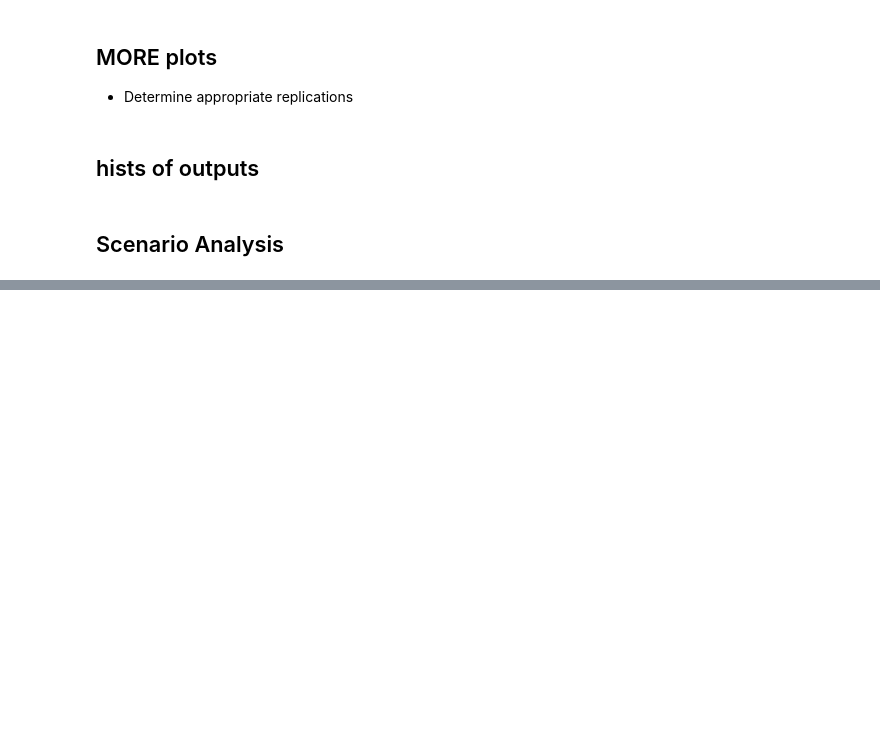
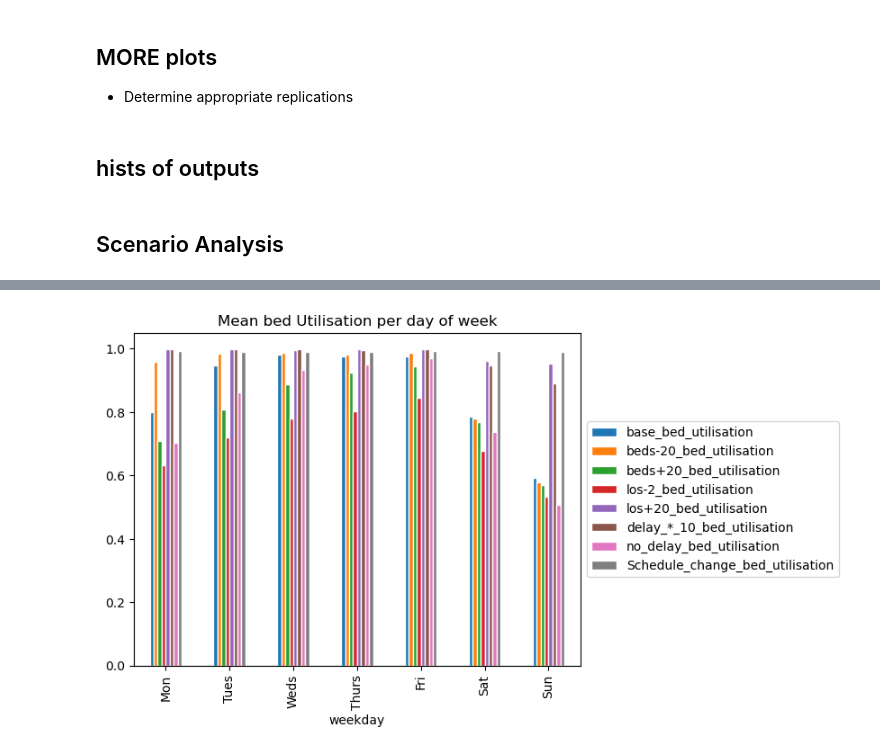
Before and after one commit to AliHarp/HEP, a Jupyter notebook: HEP_main.ipynb, the cells around one changed output, grey strips where cells are left out. Drawn from its saved outputs; the diff is of its cells as text; code cells hidden in the pictures; blank space fills up the shorter version.

```diff
--- a/HEP_main.ipynb
+++ b/HEP_main.ipynb
@@ -1690,28 +1708,30 @@ scenario_daily_audit(scenario_results[1]);
 # %%
 def scenario_weekly_audit(scenario_results):
     """
     Weekly audit results for each performance measure by scenario
     """
     columns = []
     weekly_summary = pd.DataFrame()
 
     for sc_name, replications in scenario_results.items():
         weekly_summary = pd.concat([weekly_summary, replications.groupby(['weekday']).mean()],
                                     axis=1)
         columns.append(sc_name)
 
     values = weekly_summary['bed_utilisation']
     columns = list(map('_'.join, zip(columns, values)))
     values.columns = columns
     day_map = {0: 'Mon', 1: 'Tues', 2: 'Weds', 3: 'Thurs', 4: 'Fri', 5: 'Sat', 6: 'Sun'}
     values = values.rename(index=day_map)
     values.plot(kind='bar', stacked=False,edgecolor='white',
                 title='Mean bed Utilisation per day of week')
     plt.legend(loc='center left', bbox_to_anchor=(1,0.5))
     return (plt)
 
-#plot1 = scenario_weekly_audit(scenario_results[1])
+plot1 = scenario_weekly_audit(scenario_results[1])
 #plt.savefig('Mean daily bed utilisation scenarios')
+# %% [output]
+[figure, added]
 # %%
 def patient_scenarios(scenario_results):
     """
```
Also changed, not shown: parts of 4 cells of this notebook, 9 other files.
